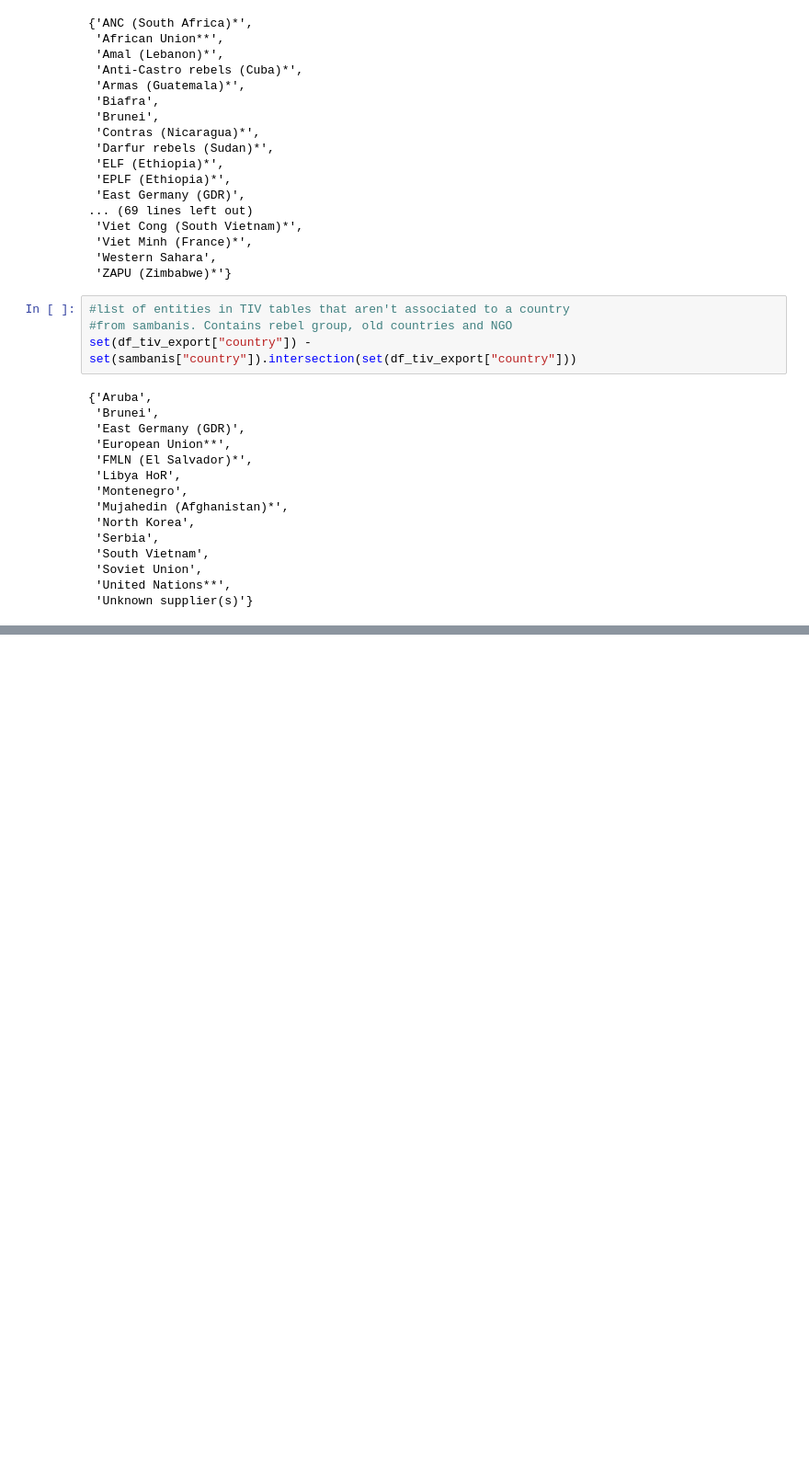
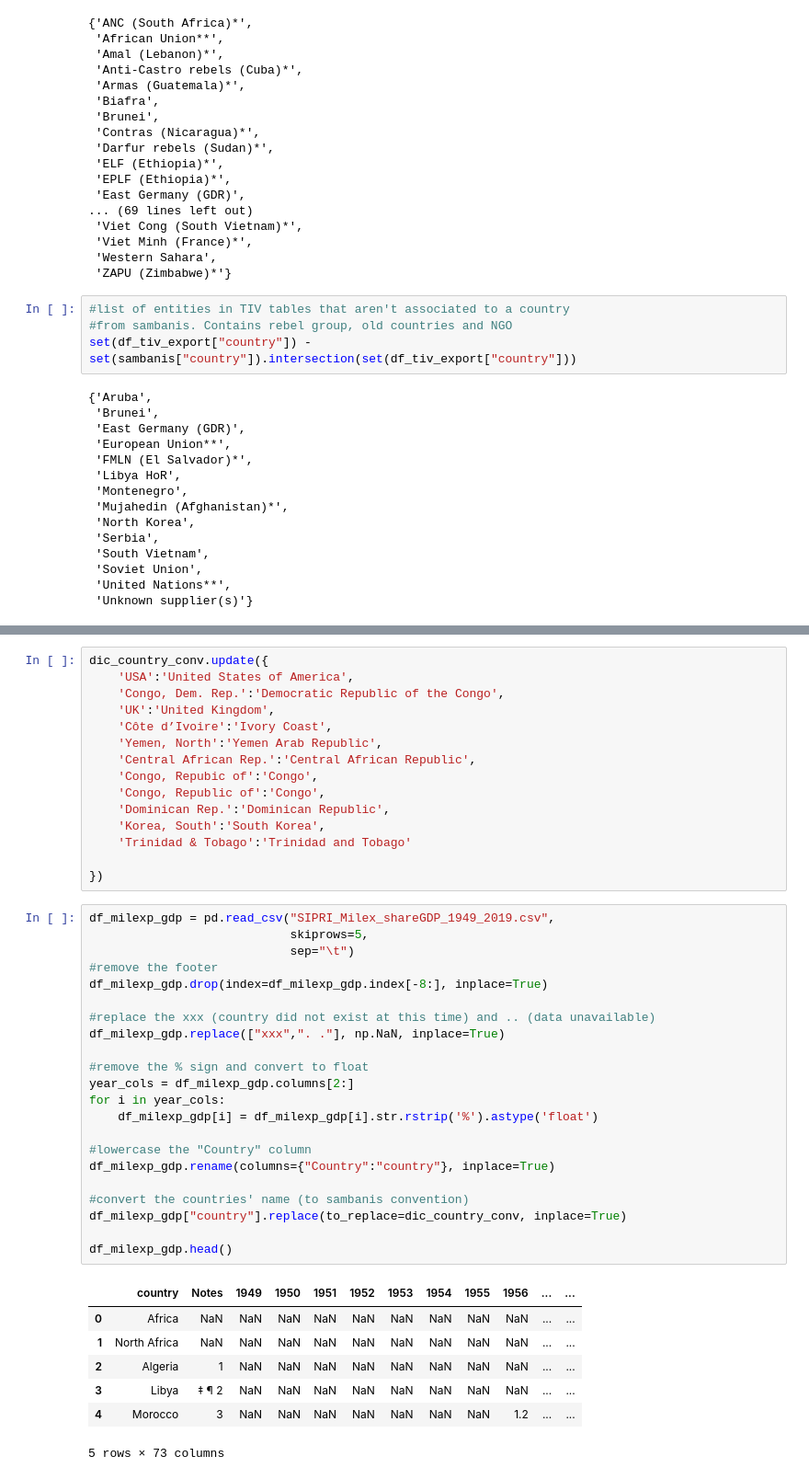
Before and after one commit to epfl-ada/ada-2020-project-milestone-p3-p3_cadastrophe, a Jupyter notebook: Data_Exploration.ipynb, the cells around one changed output, grey strips where cells are left out. Shown at 92% size. Cells and saved outputs as stored; diff of their text form; blank space fills up the shorter version.

```diff
--- a/Data_Exploration.ipynb
+++ b/Data_Exploration.ipynb
@@ -487,0 +488,45 @@ sambanis[["year", "warstds", "popdense", "country", "trade",
+# %%
+dic_country_conv.update({
+    'USA':'United States of America',
+    'Congo, Dem. Rep.':'Democratic Republic of the Congo',
+    'UK':'United Kingdom',
+    'Côte d’Ivoire':'Ivory Coast',
+    'Yemen, North':'Yemen Arab Republic',
+    'Central African Rep.':'Central African Republic',
+    'Congo, Repubic of':'Congo',
+    'Congo, Republic of':'Congo',
+    'Dominican Rep.':'Dominican Republic',
+    'Korea, South':'South Korea',
+    'Trinidad & Tobago':'Trinidad and Tobago'
+
+})
+# %%
+df_milexp_gdp = pd.read_csv("SIPRI_Milex_shareGDP_1949_2019.csv",
+                            skiprows=5,
+                            sep="\t")
+#remove the footer
+df_milexp_gdp.drop(index=df_milexp_gdp.index[-8:], inplace=True)
+
+#replace the xxx (country did not exist at this time) and .. (data unavailable)
+df_milexp_gdp.replace(["xxx",". ."], np.NaN, inplace=True)
+
+#remove the % sign and convert to float
+year_cols = df_milexp_gdp.columns[2:]
+for i in year_cols:
+    df_milexp_gdp[i] = df_milexp_gdp[i].str.rstrip('%').astype('float')
+
+#lowercase the "Country" column
+df_milexp_gdp.rename(columns={"Country":"country"}, inplace=True)
+
+#convert the countries' name (to sambanis convention)
+df_milexp_gdp["country"].replace(to_replace=dic_country_conv, inplace=True)
+
+df_milexp_gdp.head()
+# %% [output]
+|  | country | Notes | 1949 | 1950 | 1951 | 1952 | 1953 | 1954 | 1955 | 1956 | ... | ... |
+| 0 | Africa | NaN | NaN | NaN | NaN | NaN | NaN | NaN | NaN | NaN | ... | ... |
+| 1 | North Africa | NaN | NaN | NaN | NaN | NaN | NaN | NaN | NaN | NaN | ... | ... |
+| 2 | Algeria | 1 | NaN | NaN | NaN | NaN | NaN | NaN | NaN | NaN | ... | ... |
+| 3 | Libya | ‡ ¶ 2 | NaN | NaN | NaN | NaN | NaN | NaN | NaN | NaN | ... | ... |
+| 4 | Morocco | 3 | NaN | NaN | NaN | NaN | NaN | NaN | NaN | 1.2 | ... | ... |
+5 rows × 73 columns
```
Also changed, not shown: parts of 12 cells of this notebook, 3 other files.
